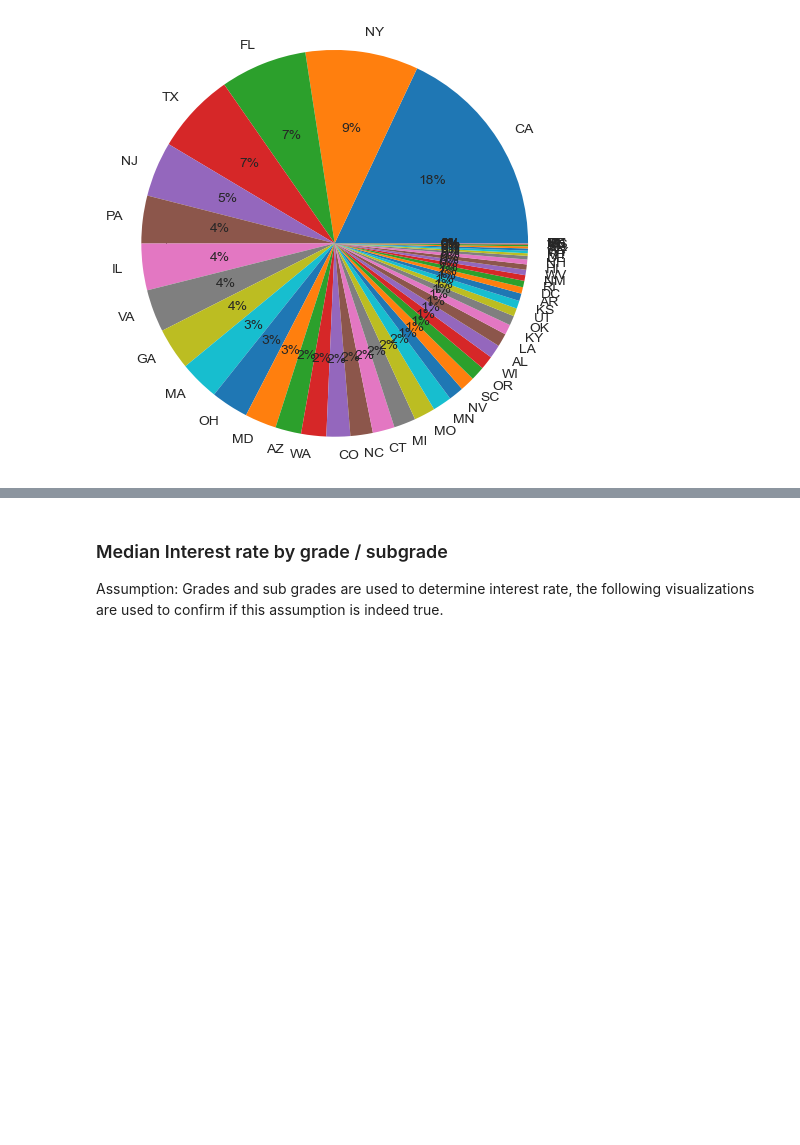
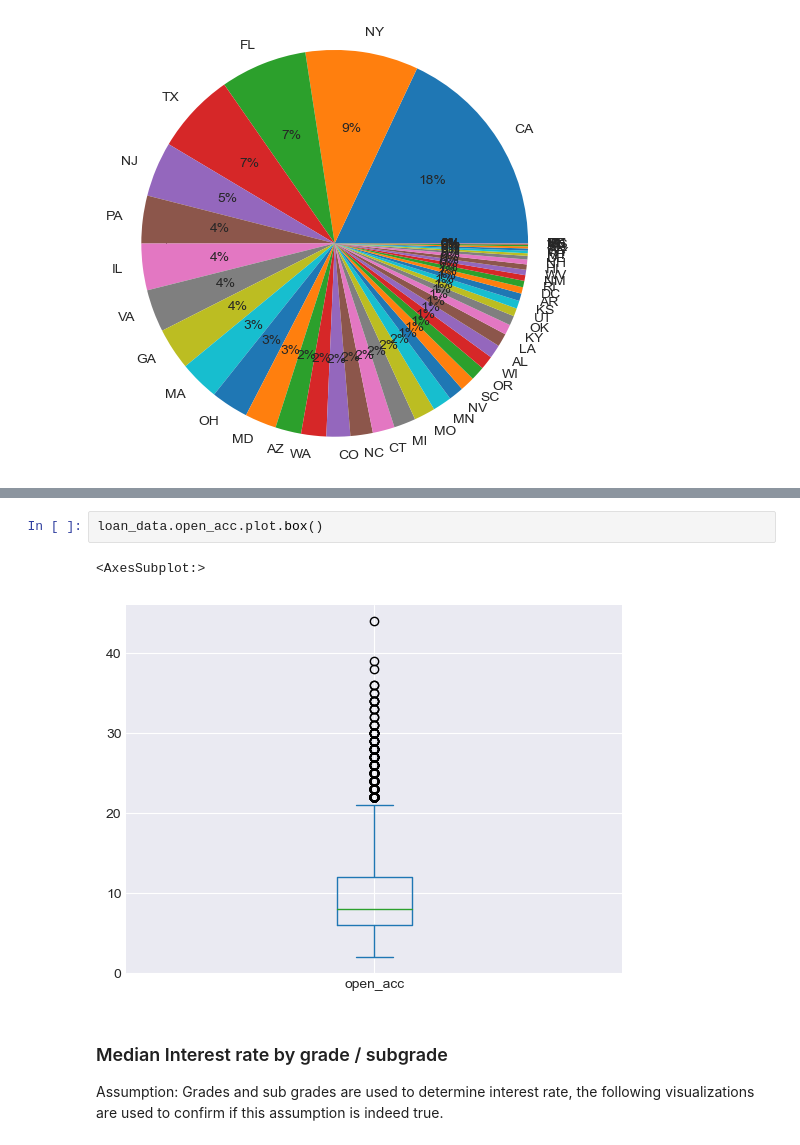
Before and after one commit to cyberpirate92/lending-club-case-study, a Jupyter notebook: Lending Club Case Study.ipynb, the cells around one changed output, grey strips where cells are left out. Drawn from its saved outputs; the diff is of its cells as text; blank space fills up the shorter version.

```diff
--- a/Lending Club Case Study.ipynb
+++ b/Lending Club Case Study.ipynb
@@ -761,3 +774,8 @@ plt.show()
+# %%
+loan_data.open_acc.plot.box()
+# %% [output]
+<AxesSubplot:>
+[figure, added]
 # %% [markdown]
 ### Median Interest rate by grade / subgrade
 
```
Also changed, not shown: parts of 15 cells of this notebook.
